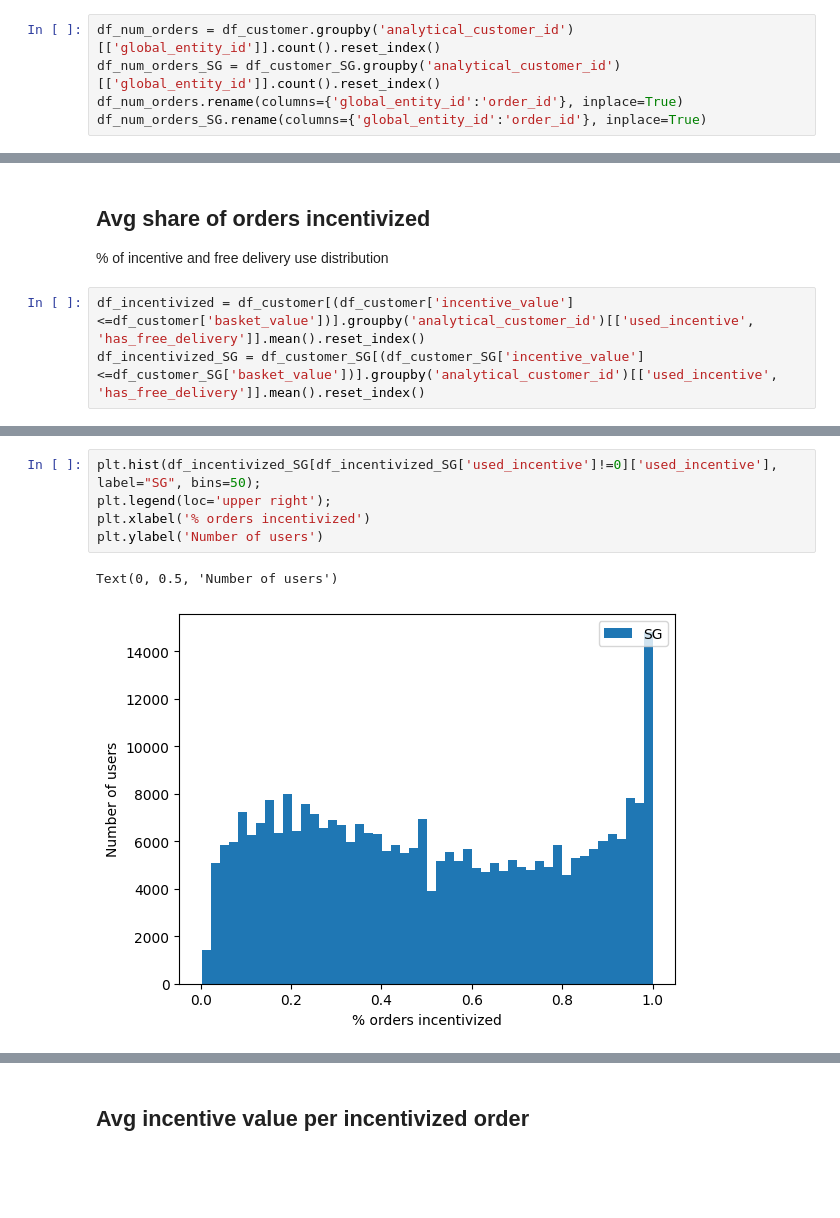
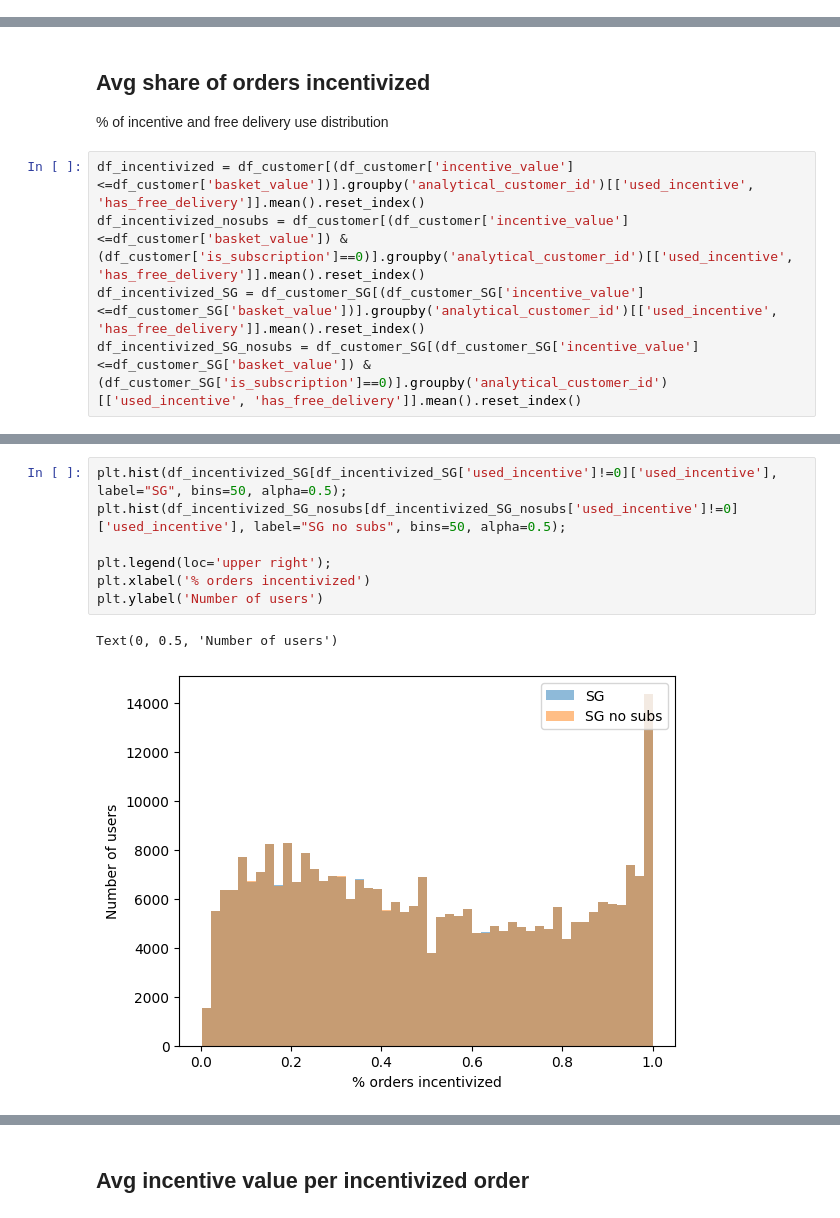
Before and after one commit to AChiaraCapuano/incentives_analysis, a Jupyter notebook: analysis_nb.ipynb, the cells around one changed output, grey strips where cells are left out. Cells and saved outputs as stored; diff of their text form; blank space fills up the shorter version.

```diff
--- a/analysis_nb.ipynb
+++ b/analysis_nb.ipynb
@@ -56,8 +58,3 @@ df_customer_SG['analytical_customer_id'].nunique()
-# %%
-df_num_orders = df_customer.groupby('analytical_customer_id')[['global_entity_id']].count().reset_index()
-df_num_orders_SG = df_customer_SG.groupby('analytical_customer_id')[['global_entity_id']].count().reset_index()
-df_num_orders.rename(columns={'global_entity_id':'order_id'}, inplace=True)
-df_num_orders_SG.rename(columns={'global_entity_id':'order_id'}, inplace=True)
 # %%
 df_customer=df_customer.merge(df_num_orders[df_num_orders['order_id']>=20]['analytical_customer_id'], on='analytical_customer_id')
 df_customer_SG=df_customer_SG.merge(df_num_orders_SG[df_num_orders_SG['order_id']>=20]['analytical_customer_id'], on='analytical_customer_id')
@@ -66,5 +63,7 @@ df_customer_SG=df_customer_SG.merge(df_num_orders_SG[df_num_orders_SG['order_id'
 % of incentive and free delivery use distribution
 # %%
 df_incentivized = df_customer[(df_customer['incentive_value']<=df_customer['basket_value'])].groupby('analytical_customer_id')[['used_incentive', 'has_free_delivery']].mean().reset_index()
+df_incentivized_nosubs = df_customer[(df_customer['incentive_value']<=df_customer['basket_value']) & (df_customer['is_subscription']==0)].groupby('analytical_customer_id')[['used_incentive', 'has_free_delivery']].mean().reset_index()
 df_incentivized_SG = df_customer_SG[(df_customer_SG['incentive_value']<=df_customer_SG['basket_value'])].groupby('analytical_customer_id')[['used_incentive', 'has_free_delivery']].mean().reset_index()
+df_incentivized_SG_nosubs = df_customer_SG[(df_customer_SG['incentive_value']<=df_customer_SG['basket_value']) & (df_customer_SG['is_subscription']==0)].groupby('analytical_customer_id')[['used_incentive', 'has_free_delivery']].mean().reset_index()
 # %%
@@ -86,9 +86,11 @@ Text(0, 0.5, 'Number of users')
 # %%
-plt.hist(df_incentivized_SG[df_incentivized_SG['used_incentive']!=0]['used_incentive'], label="SG", bins=50);
+plt.hist(df_incentivized_SG[df_incentivized_SG['used_incentive']!=0]['used_incentive'], label="SG", bins=50, alpha=0.5);
+plt.hist(df_incentivized_SG_nosubs[df_incentivized_SG_nosubs['used_incentive']!=0]['used_incentive'], label="SG no subs", bins=50, alpha=0.5);
+
 plt.legend(loc='upper right');
 plt.xlabel('% orders incentivized')
 plt.ylabel('Number of users')
 # %% [output]
 Text(0, 0.5, 'Number of users')
-[figure, old version]
+[figure, new version]
 # %%
```
Also changed, not shown: parts of 37 cells of this notebook.
